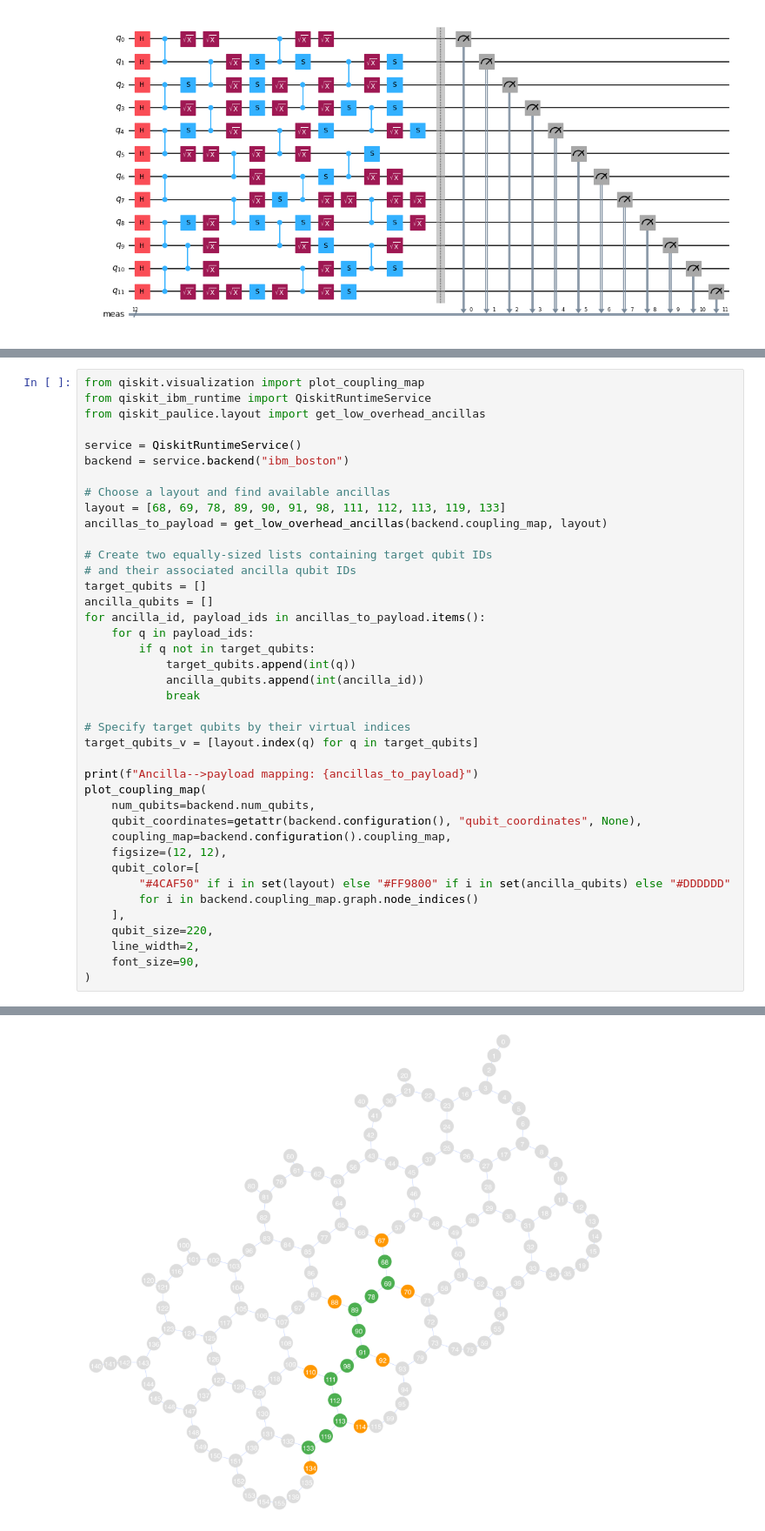
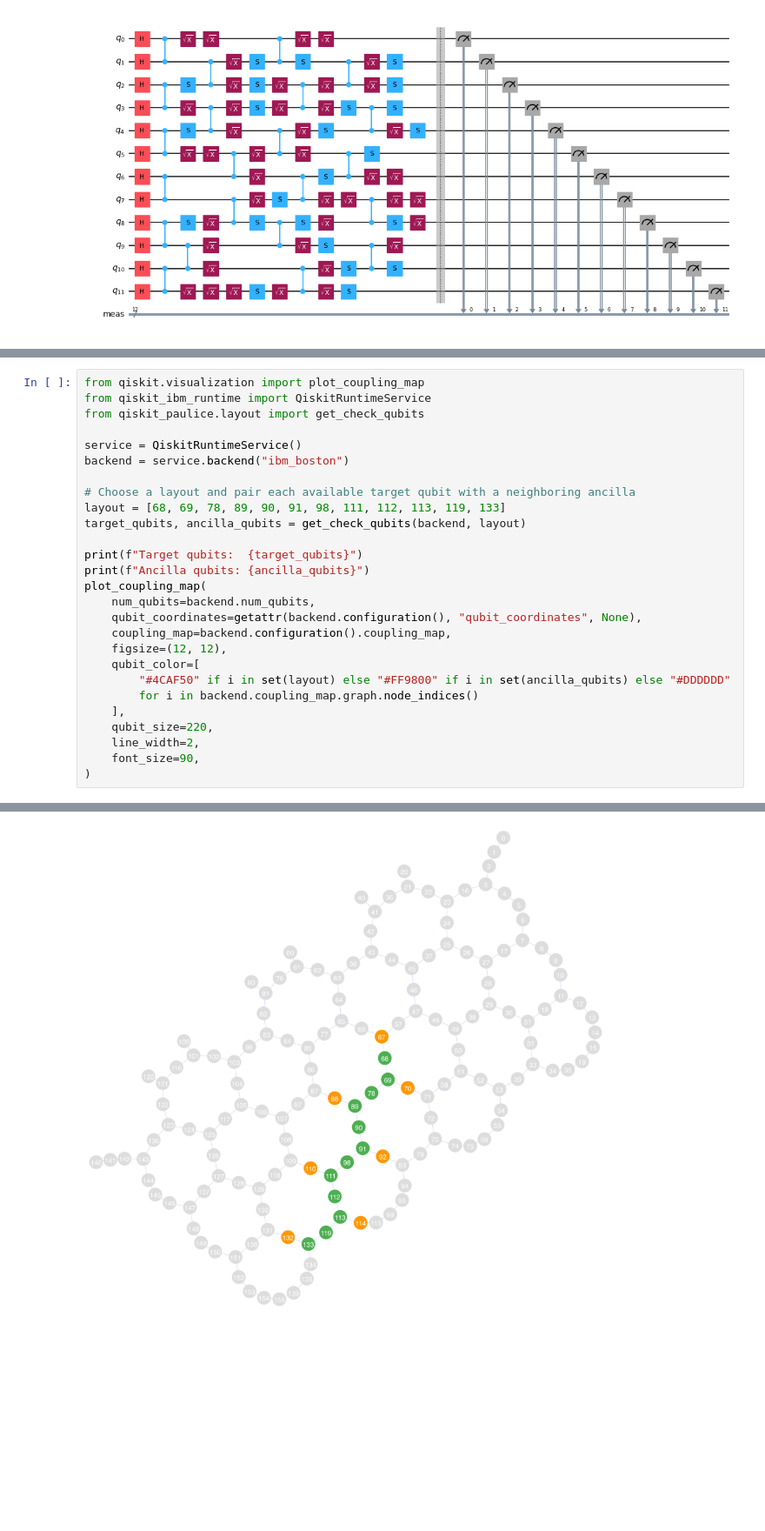
Before and after one commit to Qiskit/qiskit-paulice, a Jupyter notebook: docs/guides/low_overhead_error_detection_using_spacetime_codes.ipynb, the cells around one changed output, grey strips where cells are left out. Shown at 87% size. Saved outputs shown, nothing was run; the diff lists cells and outputs as text; blank space fills up the shorter version.

```diff
--- a/docs/guides/low_overhead_error_detection_using_spacetime_codes.ipynb
+++ b/docs/guides/low_overhead_error_detection_using_spacetime_codes.ipynb
@@ -61,30 +62,17 @@ In the coupling graph below, the green qubits are the payload qubits, and the or
 # %%
 from qiskit.visualization import plot_coupling_map
 from qiskit_ibm_runtime import QiskitRuntimeService
-from qiskit_paulice.layout import get_low_overhead_ancillas
+from qiskit_paulice.layout import get_check_qubits
 
 service = QiskitRuntimeService()
 backend = service.backend("ibm_boston")
 
-# Choose a layout and find available ancillas
+# Choose a layout and pair each available target qubit with a neighboring ancilla
 layout = [68, 69, 78, 89, 90, 91, 98, 111, 112, 113, 119, 133]
-ancillas_to_payload = get_low_overhead_ancillas(backend.coupling_map, layout)
+target_qubits, ancilla_qubits = get_check_qubits(backend, layout)
 
-# Create two equally-sized lists containing target qubit IDs
-# and their associated ancilla qubit IDs
-target_qubits = []
-ancilla_qubits = []
-for ancilla_id, payload_ids in ancillas_to_payload.items():
-    for q in payload_ids:
-        if q not in target_qubits:
-            target_qubits.append(int(q))
-            ancilla_qubits.append(int(ancilla_id))
-            break
-
-# Specify target qubits by their virtual indices
-target_qubits_v = [layout.index(q) for q in target_qubits]
-
-print(f"Ancilla-->payload mapping: {ancillas_to_payload}")
+print(f"Target qubits:  {target_qubits}")
+print(f"Ancilla qubits: {ancilla_qubits}")
 plot_coupling_map(
     num_qubits=backend.num_qubits,
     qubit_coordinates=getattr(backend.configuration(), "qubit_coordinates", None),
@@ -103 +91 @@ Ancilla-->payload mapping: {67: [68], 70: [69], 88: [89], 92: [91], 110: [111],
-[figure, old version]
+[figure, new version]
```
Also changed, not shown: parts of 16 cells of this notebook, 3 other files.
